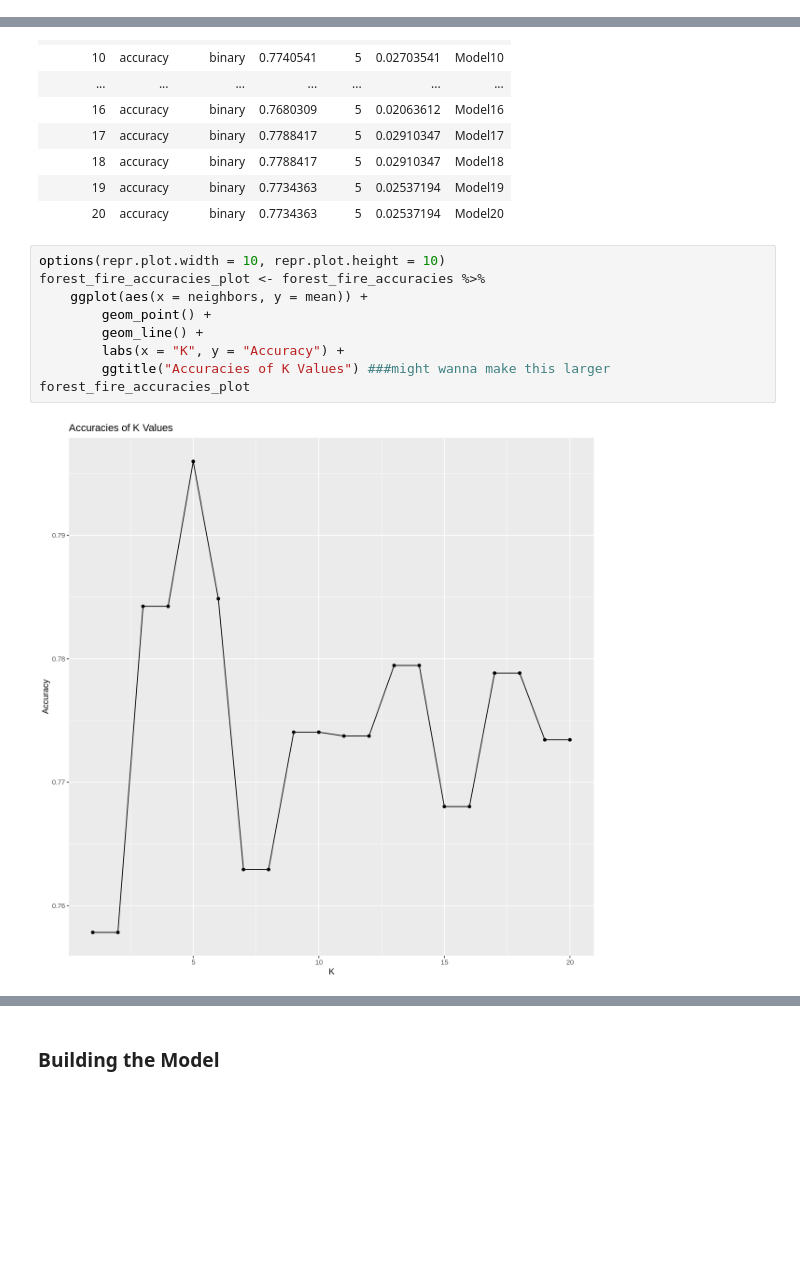
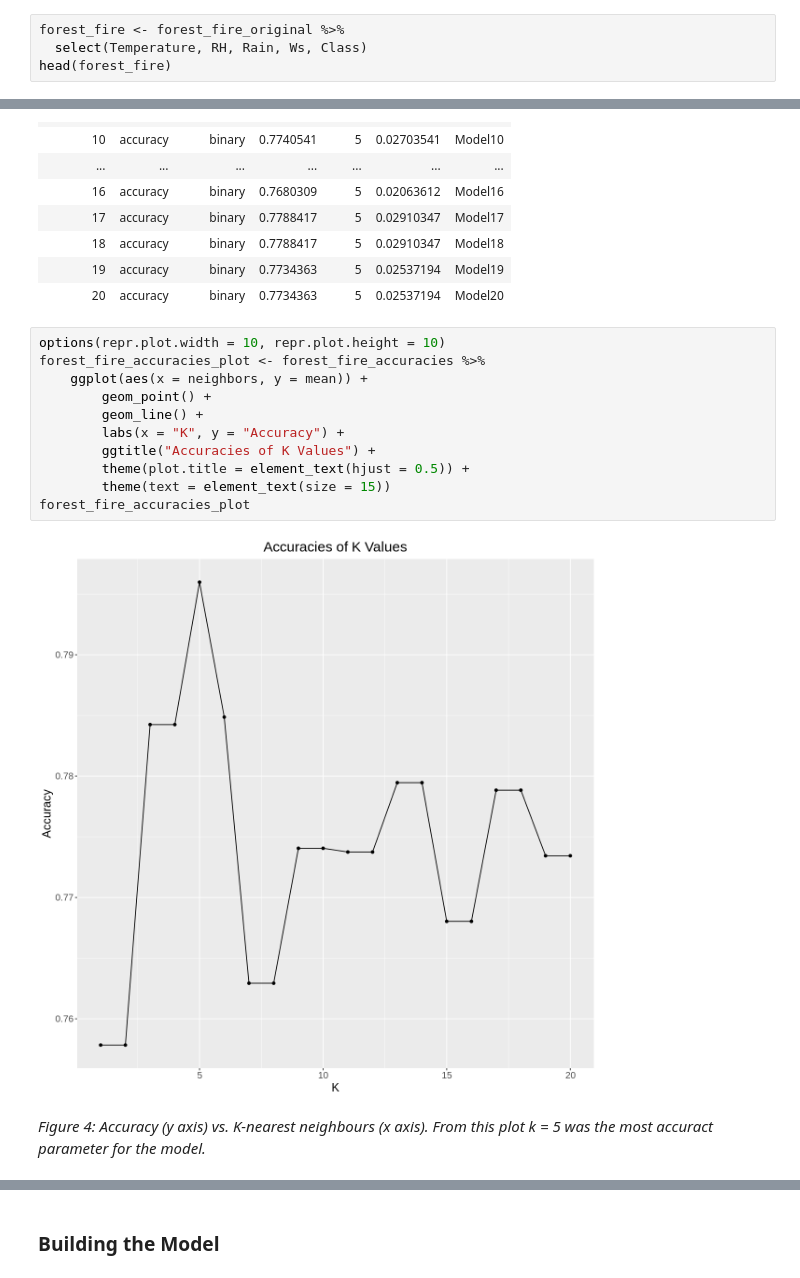
Before and after one commit to deckyblue/DSCI100_Final_Project, a Jupyter notebook: DSCI_project.ipynb, the cells around one changed output, grey strips where cells are left out. Drawn from its saved outputs; the diff is of its cells as text; blank space fills up the shorter version.

```diff
--- a/DSCI_project.ipynb
+++ b/DSCI_project.ipynb
@@ -118,0 +139,4 @@ A tibble: 6 × 11
+# %%
+forest_fire <- forest_fire_original %>%
+  select(Temperature, RH, Rain, Ws, Class)
+head(forest_fire)
@@ -367,12 +337,16 @@ A tibble: 20 × 7
 # %%
 options(repr.plot.width = 10, repr.plot.height = 10)
 forest_fire_accuracies_plot <- forest_fire_accuracies %>%
     ggplot(aes(x = neighbors, y = mean)) +
         geom_point() +
         geom_line() +
         labs(x = "K", y = "Accuracy") +
-        ggtitle("Accuracies of K Values") ###might wanna make this larger
+        ggtitle("Accuracies of K Values") +
+        theme(plot.title = element_text(hjust = 0.5)) +
+        theme(text = element_text(size = 15))
 forest_fire_accuracies_plot
 # %% [output]
-[figure, old version]
+[figure, new version]
+# %% [markdown]
+*Figure 4: Accuracy (y axis) vs. K-nearest neighbours (x axis). From this plot k = 5 was the most accuract parameter for the model.*
 # %% [markdown]
```
Also changed, not shown: parts of 31 cells of this notebook.
